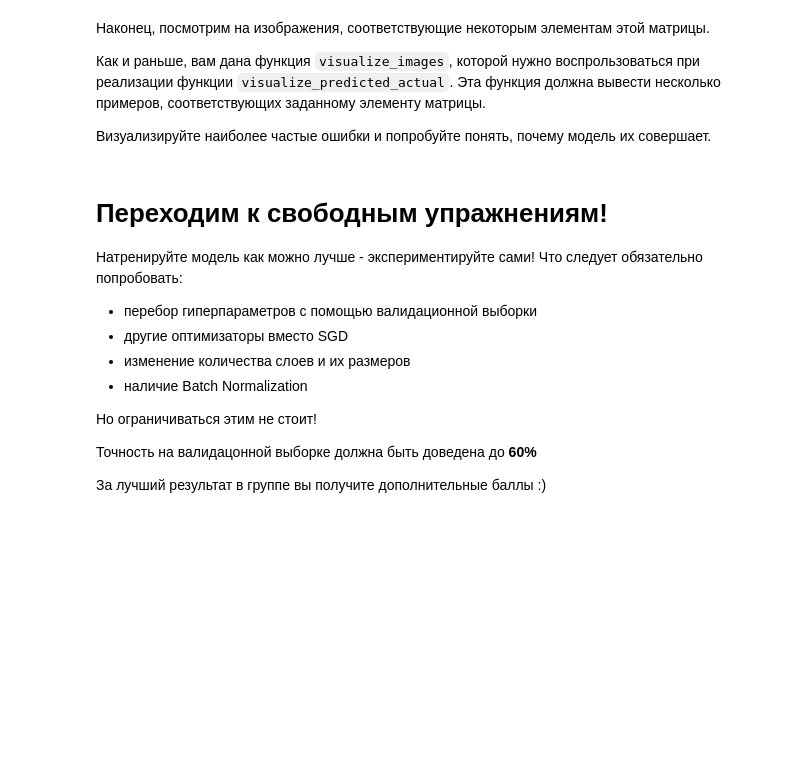
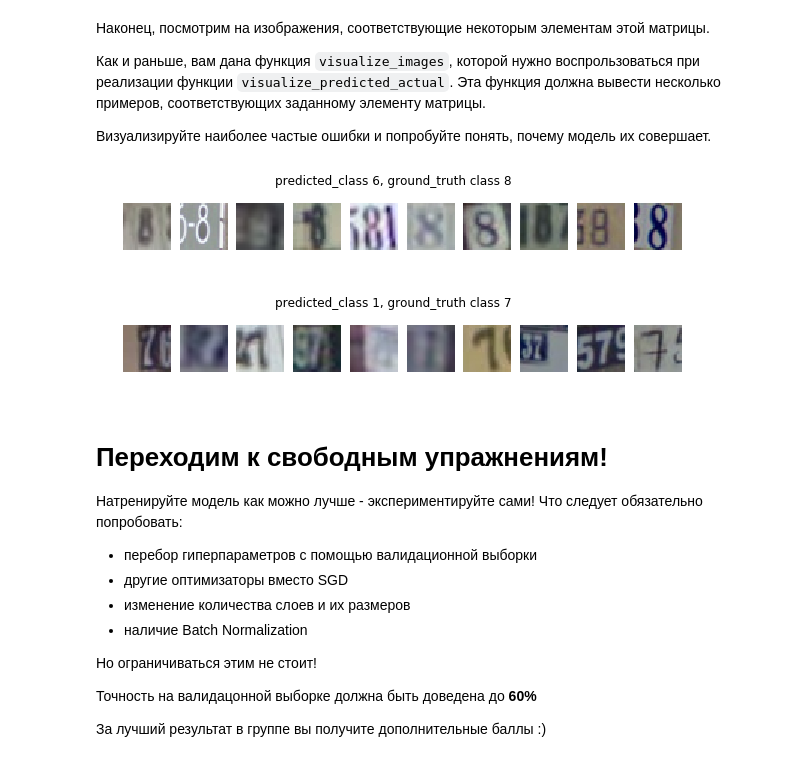
Before and after one commit to DenisYarullin/dlcourse_ai, a Jupyter notebook: assignments/assignment2/PyTorch.ipynb, the cells around one changed output. Saved outputs shown, nothing was run; the diff lists cells and outputs as text; code cells hidden in the pictures; blank space fills up the shorter version.

```diff
--- a/assignments/assignment2/PyTorch.ipynb
+++ b/assignments/assignment2/PyTorch.ipynb
@@ -447,34 +458,40 @@ def visualize_images(indices, data, title='', max_num=10):
     """
     to_show = min(len(indices), max_num)
     fig = plt.figure(figsize=(10,1.5))
     fig.suptitle(title)
     for i, index in enumerate(indices[:to_show]):
         plt.subplot(1,to_show, i+1)
         plt.axis('off')
         sample = data[index][0]
         plt.imshow(sample)
 
 def visualize_predicted_actual(predicted_class, gt_class, predictions, groud_truth, val_indices, data):
     """
     Visualizes images of a ground truth class which were predicted as the other class
 
     predicted: int 0-9, index of the predicted class
     gt_class: int 0-9, index of the ground truth class
     predictions: np array of ints, model predictions for all validation samples
     ground_truth: np array of ints, ground truth for all validation samples
     val_indices: np array of ints, indices of validation samples
     """
 
     # TODO: Implement visualization using visualize_images above
     # predictions and ground_truth are provided for validation set only, defined by val_indices
     # Hint: numpy index arrays might be helpful
     # https://docs.scipy.org/doc/numpy/user/basics.indexing.html#index-arrays
     # Please make the title meaningful!
 
-    raise Exception("Not implemented")
+    image_indices = val_indices[(predictions == predicted_class) & (groud_truth == gt_class)]
+
+    title = 'predicted_class {0}, ground_truth class {1}'.format(predicted_class, gt_class)
+    visualize_images(image_indices, data, title)
 
 visualize_predicted_actual(6, 8, predictions, gt, np.array(val_indices), data_train_images)
 visualize_predicted_actual(1, 7, predictions, gt, np.array(val_indices), data_train_images)
+# %% [output]
+[figure, added]
+[figure, added]
 # %% [markdown]
 # Переходим к свободным упражнениям!
 
```
Also changed, not shown: parts of 12 cells of this notebook.
